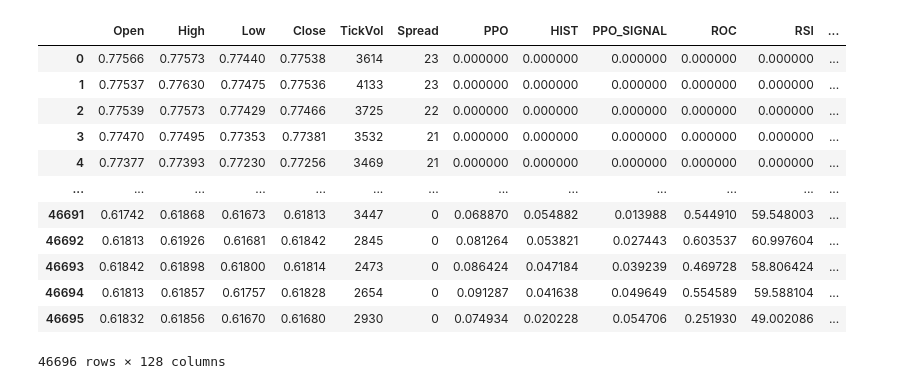
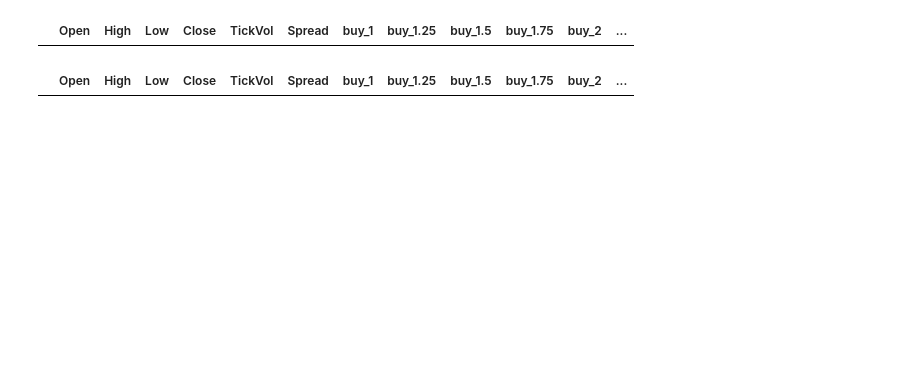
Before and after one commit to slickmorty/bos, a Jupyter notebook: preprocess.ipynb, the cells around one changed output. Saved outputs shown, nothing was run; the diff lists cells and outputs as text; code cells hidden in the pictures; blank space fills up the shorter version.

```diff
--- a/preprocess.ipynb
+++ b/preprocess.ipynb
@@ -11,19 +35,11 @@ pd.options.display.max_columns = 1000
+# %%
+df.loc[df.Close == 0]
+# %% [output]
+|  | Open | High | Low | Close | TickVol | Spread | buy_1 | buy_1.25 | buy_1.5 | buy_1.75 | buy_2 | ... |
 # %%
-df = pd.read_csv(f"{data_settings.csv_path}/with_class/{data_settings.data_name}_slatr_{data_settings.sl_to_atr:02}.csv")
-df.fillna(0,inplace=True)
+df = pd.read_csv(f"{data_settings.csv_path}/cleaned_mt_data/{data_settings.data_name}.csv")
+# df.fillna(0,inplace=True)
 df["DateTime"] = pd.to_datetime(df.pop("DateTime"))
-df
+df.loc[df.Close == 0]
 # %% [output]
-|  | Open | High | Low | Close | TickVol | Spread | PPO | HIST | PPO_SIGNAL | ROC | RSI | ... |
-| 0 | 0.77566 | 0.77573 | 0.77440 | 0.77538 | 3614 | 23 | 0.000000 | 0.000000 | 0.000000 | 0.000000 | 0.000000 | ... |
-| 1 | 0.77537 | 0.77630 | 0.77475 | 0.77536 | 4133 | 23 | 0.000000 | 0.000000 | 0.000000 | 0.000000 | 0.000000 | ... |
-| 2 | 0.77539 | 0.77573 | 0.77429 | 0.77466 | 3725 | 22 | 0.000000 | 0.000000 | 0.000000 | 0.000000 | 0.000000 | ... |
-| 3 | 0.77470 | 0.77495 | 0.77353 | 0.77381 | 3532 | 21 | 0.000000 | 0.000000 | 0.000000 | 0.000000 | 0.000000 | ... |
-| 4 | 0.77377 | 0.77393 | 0.77230 | 0.77256 | 3469 | 21 | 0.000000 | 0.000000 | 0.000000 | 0.000000 | 0.000000 | ... |
-| ... | ... | ... | ... | ... | ... | ... | ... | ... | ... | ... | ... | ... |
-| 46691 | 0.61742 | 0.61868 | 0.61673 | 0.61813 | 3447 | 0 | 0.068870 | 0.054882 | 0.013988 | 0.544910 | 59.548003 | ... |
-| 46692 | 0.61813 | 0.61926 | 0.61681 | 0.61842 | 2845 | 0 | 0.081264 | 0.053821 | 0.027443 | 0.603537 | 60.997604 | ... |
-| 46693 | 0.61842 | 0.61898 | 0.61800 | 0.61814 | 2473 | 0 | 0.086424 | 0.047184 | 0.039239 | 0.469728 | 58.806424 | ... |
-| 46694 | 0.61813 | 0.61857 | 0.61757 | 0.61828 | 2654 | 0 | 0.091287 | 0.041638 | 0.049649 | 0.554589 | 59.588104 | ... |
-| 46695 | 0.61832 | 0.61856 | 0.61670 | 0.61680 | 2930 | 0 | 0.074934 | 0.020228 | 0.054706 | 0.251930 | 49.002086 | ... |
+|  | Open | High | Low | Close | TickVol | Spread | buy_1 | buy_1.25 | buy_1.5 | buy_1.75 | buy_2 | ... |
-46696 rows × 128 columns
```
Also changed, not shown: parts of 7 cells of this notebook, 5 other files.
